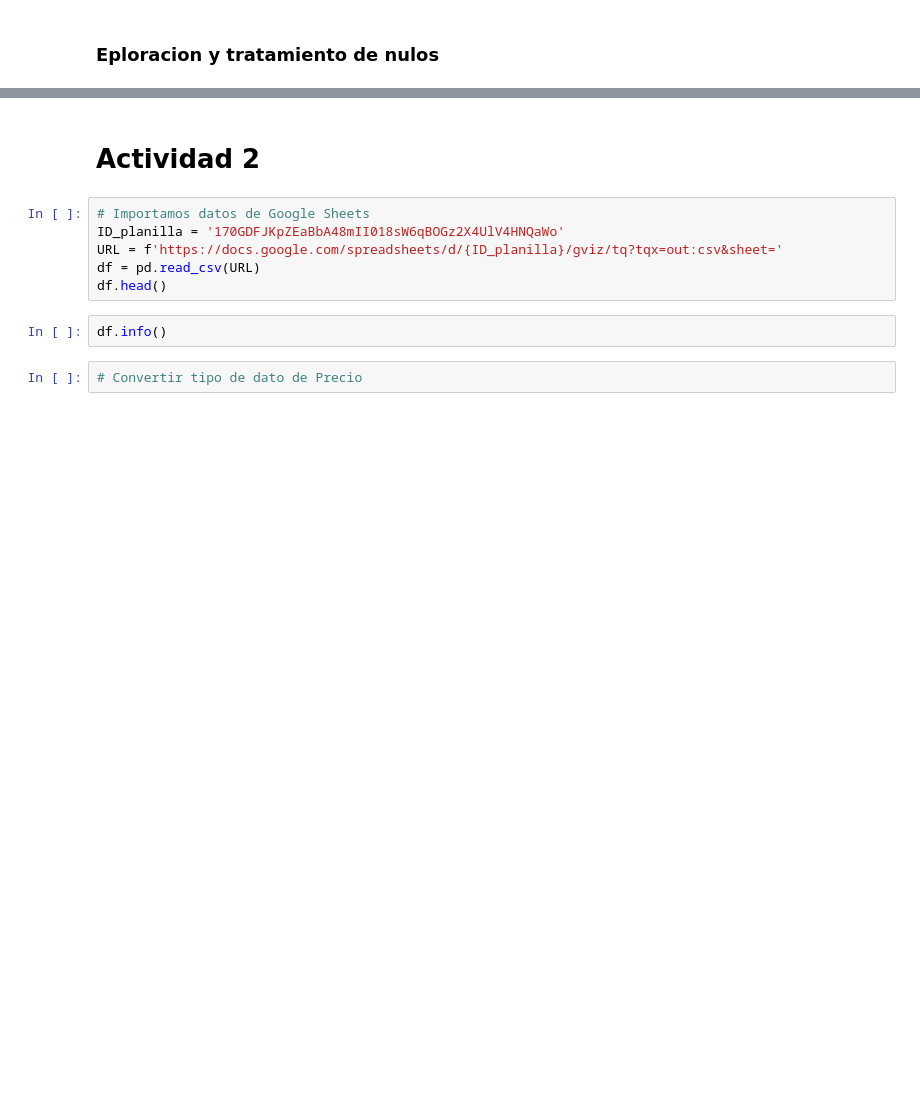
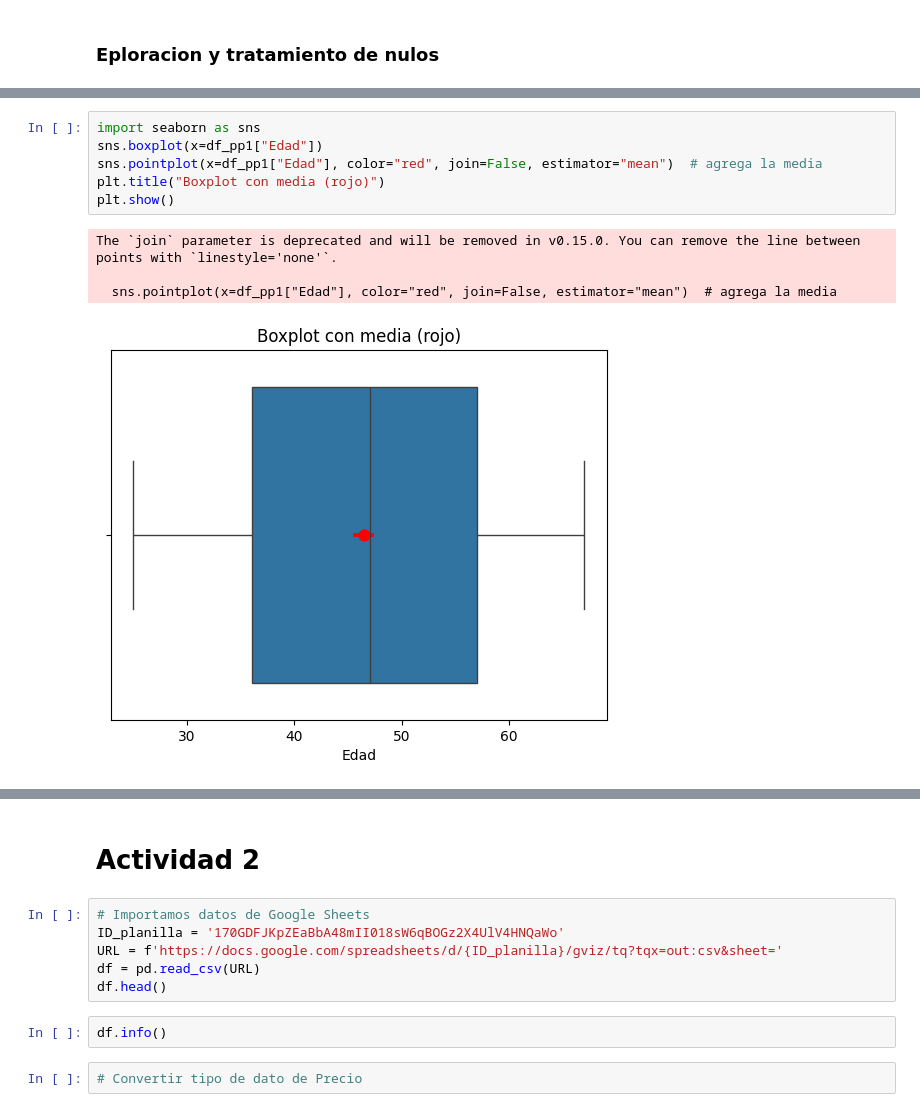
Before and after one commit to wvelazquez7/TT-2C2025-Data-Analitycs-Notebooks, a Jupyter notebook: After_class_5/After_class_5_tratamiento_duplicados_nulos.ipynb, the cells around one changed output, grey strips where cells are left out. Saved outputs shown, nothing was run; the diff lists cells and outputs as text; blank space fills up the shorter version.

```diff
--- a/After_class_5/After_class_5_tratamiento_duplicados_nulos.ipynb
+++ b/After_class_5/After_class_5_tratamiento_duplicados_nulos.ipynb
@@ -45,0 +165,11 @@ df.info()
+# %%
+import seaborn as sns
+sns.boxplot(x=df_pp1["Edad"])
+sns.pointplot(x=df_pp1["Edad"], color="red", join=False, estimator="mean")  # agrega la media
+plt.title("Boxplot con media (rojo)")
+plt.show()
+# %% [output]
+The `join` parameter is deprecated and will be removed in v0.15.0. You can remove the line between points with `linestyle='none'`.
+
+  sns.pointplot(x=df_pp1["Edad"], color="red", join=False, estimator="mean")  # agrega la media
+[figure, added]
```
Also changed, not shown: parts of 20 cells of this notebook, 1 other file.
